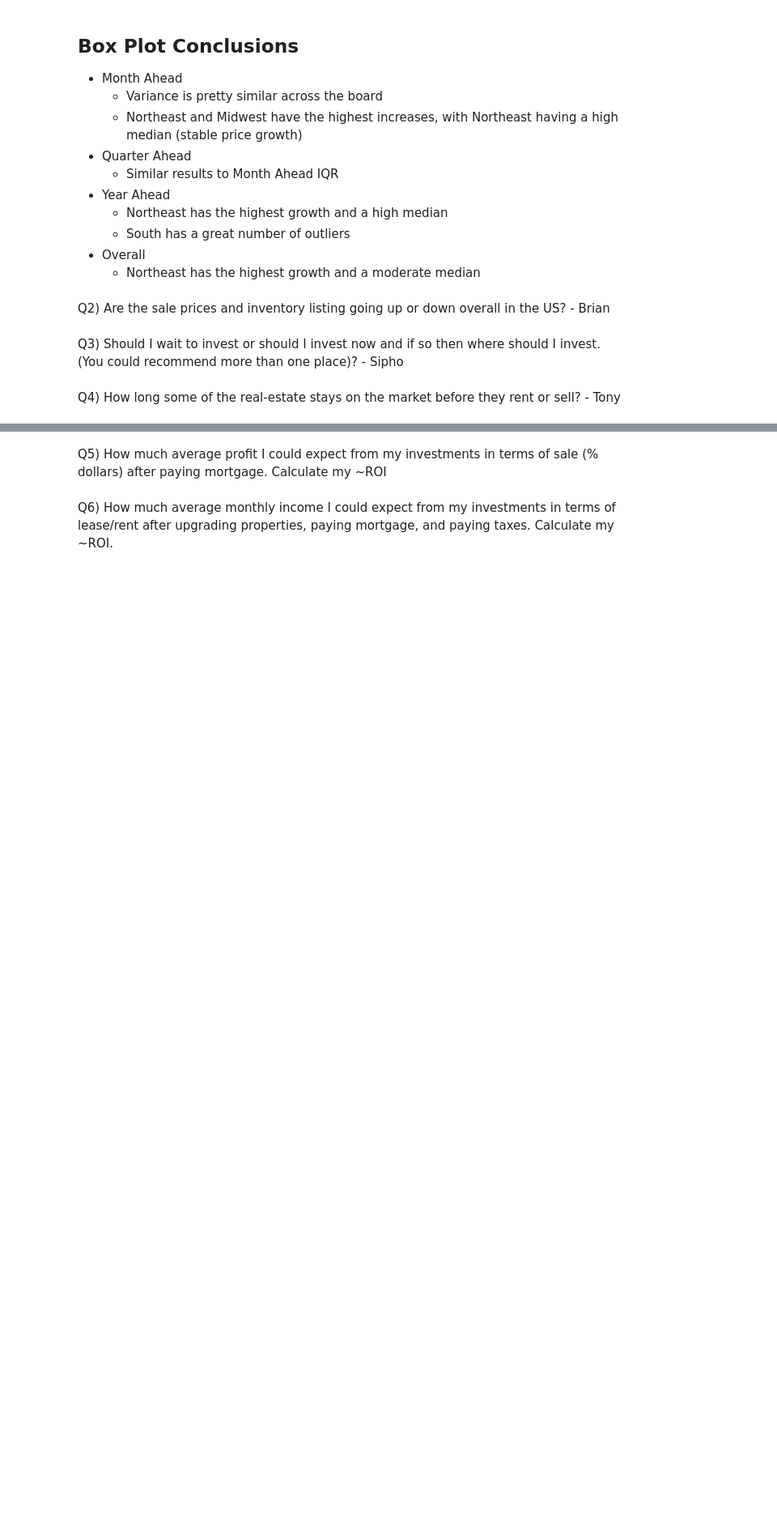
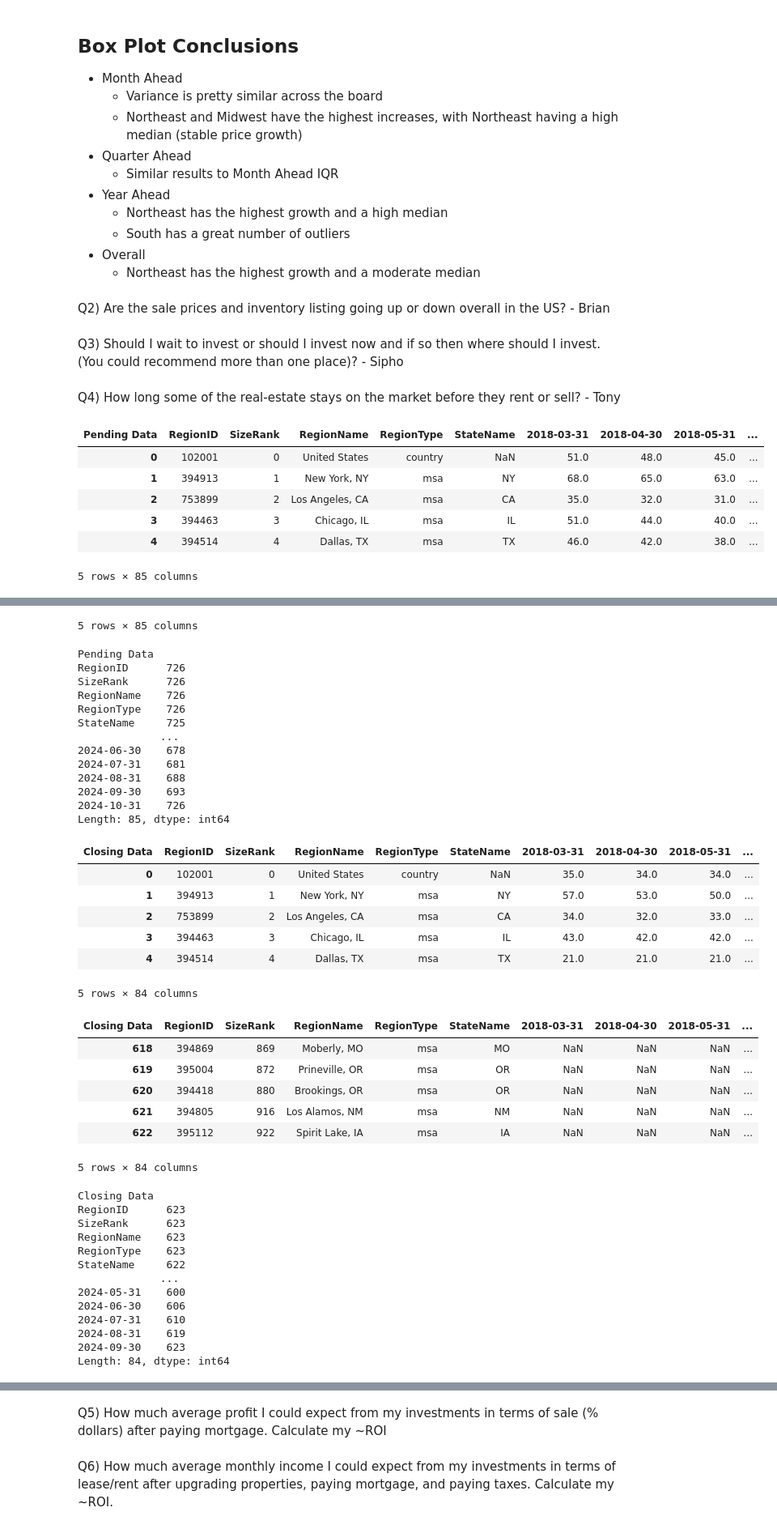
Before and after one commit to LaureaYue/Final-Project-Group-4-SEIS631, a Jupyter notebook: finalproject.ipynb, the cells around one changed output, grey strips where cells are left out. Shown: that part at 81% size. Drawn from its saved outputs; the diff is of its cells as text; code cells hidden in the pictures; blank space fills up the shorter version.

Commit message:
Final Q4 and common functions

```diff
--- a/finalproject.ipynb
+++ b/finalproject.ipynb
@@ -282,3 +282,32 @@ Q2) Are the sale prices and inventory listing going up or down overall in the US
 Q3) Should I wait to invest or should I invest now and if so then where should I invest. (You could recommend more than one place)? - Sipho
 # %% [markdown]
 Q4) How long some of the real-estate stays on the market before they rent or sell? - Tony
+# %%
+# Load Zillow data - "Days on Market and Price Cuts" and inspect data
+
+## Data Sources ##
+# Mean Days to Pending (Smooth, All Homes, Monthly)
+# Mean Days to Close (Smooth, All Homes, Monthly)
+
+df_duration_pending = pd.read_csv('data/Metro_mean_doz_pending_uc_sfrcondo_sm_month.csv')
+df_duration_close = pd.read_csv('data/Metro_mean_days_to_close_uc_sfrcondo_sm_month.csv')
+
+df_duration_pending.columns.name = "Pending Data"
+df_duration_close.columns.name = "Closing Data"
+
+# Common function we could use to cut down on the amount of code in our notebook
+def dataframe_check(dataframe_name):
+    display(dataframe_name.head(5))
+    display(dataframe_name.tail(5))
+    display(dataframe_name.count())
+
+dataframe_check(df_duration_pending)
+dataframe_check(df_duration_close)
+# %% [output]
+| Pending Data | RegionID | SizeRank | RegionName | RegionType | StateName | 2018-03-31 | 2018-04-30 | 2018-05-31 | ... |
+| 0 | 102001 | 0 | United States | country | NaN | 51.0 | 48.0 | 45.0 | ... |
+| 1 | 394913 | 1 | New York, NY | msa | NY | 68.0 | 65.0 | 63.0 | ... |
+| 2 | 753899 | 2 | Los Angeles, CA | msa | CA | 35.0 | 32.0 | 31.0 | ... |
+| 3 | 394463 | 3 | Chicago, IL | msa | IL | 51.0 | 44.0 | 40.0 | ... |
+| 4 | 394514 | 4 | Dallas, TX | msa | TX | 46.0 | 42.0 | 38.0 | ... |
+5 rows × 85 columns
@@ -284,0 +320,41 @@ Q4) How long some of the real-estate stays on the market before they rent or sel
+5 rows × 85 columns
+Pending Data
+RegionID      726
+SizeRank      726
+RegionName    726
+RegionType    726
+StateName     725
+             ...
+2024-06-30    678
+2024-07-31    681
+2024-08-31    688
+2024-09-30    693
+2024-10-31    726
+Length: 85, dtype: int64
+| Closing Data | RegionID | SizeRank | RegionName | RegionType | StateName | 2018-03-31 | 2018-04-30 | 2018-05-31 | ... |
+| 0 | 102001 | 0 | United States | country | NaN | 35.0 | 34.0 | 34.0 | ... |
+| 1 | 394913 | 1 | New York, NY | msa | NY | 57.0 | 53.0 | 50.0 | ... |
+| 2 | 753899 | 2 | Los Angeles, CA | msa | CA | 34.0 | 32.0 | 33.0 | ... |
+| 3 | 394463 | 3 | Chicago, IL | msa | IL | 43.0 | 42.0 | 42.0 | ... |
+| 4 | 394514 | 4 | Dallas, TX | msa | TX | 21.0 | 21.0 | 21.0 | ... |
+5 rows × 84 columns
+| Closing Data | RegionID | SizeRank | RegionName | RegionType | StateName | 2018-03-31 | 2018-04-30 | 2018-05-31 | ... |
+| 618 | 394869 | 869 | Moberly, MO | msa | MO | NaN | NaN | NaN | ... |
+| 619 | 395004 | 872 | Prineville, OR | msa | OR | NaN | NaN | NaN | ... |
+| 620 | 394418 | 880 | Brookings, OR | msa | OR | NaN | NaN | NaN | ... |
+| 621 | 394805 | 916 | Los Alamos, NM | msa | NM | NaN | NaN | NaN | ... |
+| 622 | 395112 | 922 | Spirit Lake, IA | msa | IA | NaN | NaN | NaN | ... |
+5 rows × 84 columns
+Closing Data
+RegionID      623
+SizeRank      623
+RegionName    623
+RegionType    623
+StateName     622
+             ...
+2024-05-31    600
+2024-06-30    606
+2024-07-31    610
+2024-08-31    619
+2024-09-30    623
+Length: 84, dtype: int64
```
Also changed, not shown: parts of 10 cells of this notebook, 2 other files.
